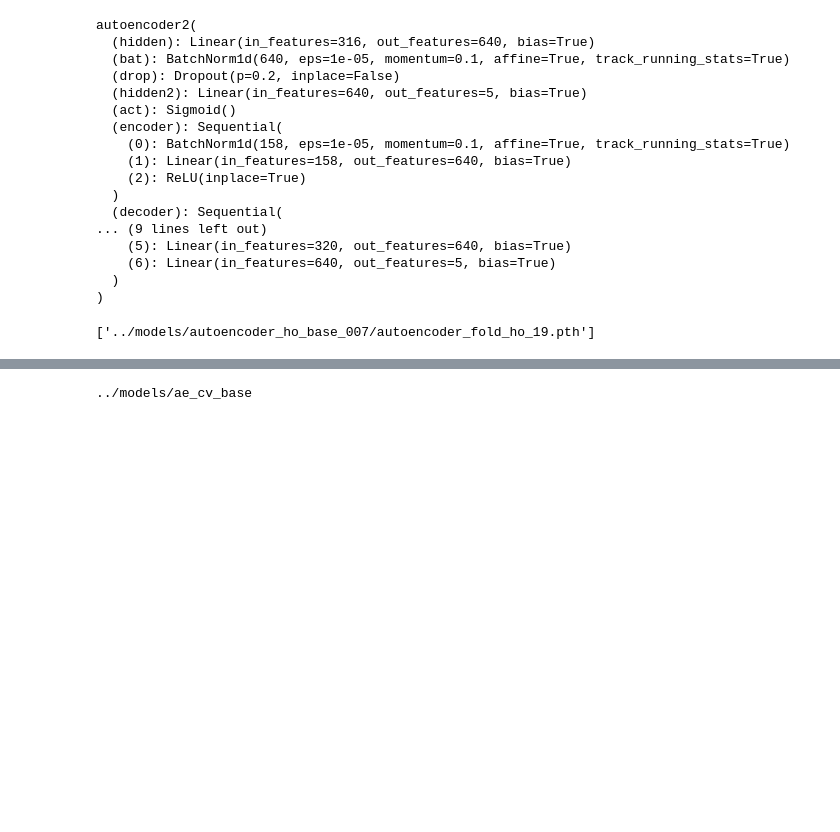
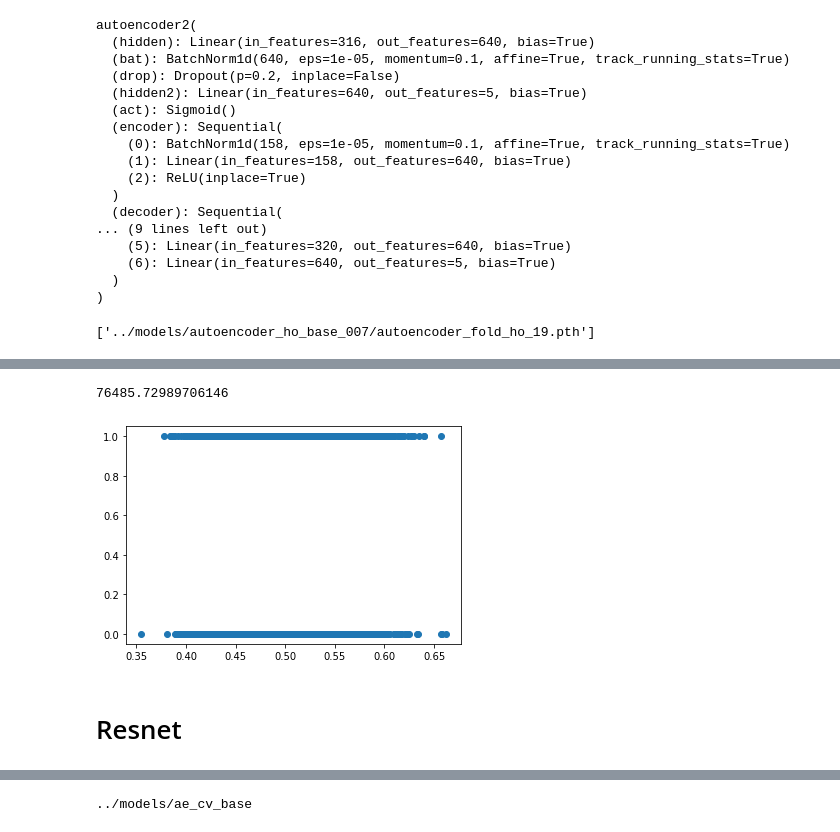
Before and after one commit to shinsei66/Jane_Street, a Jupyter notebook: src/notebook/model_analysis.ipynb, the cells around one changed output, grey strips where cells are left out. Saved outputs shown, nothing was run; the diff lists cells and outputs as text; code cells hidden in the pictures; blank space fills up the shorter version.

Commit message:
separated parameters and revidsed data preprocessing codes

```diff
--- a/src/notebook/model_analysis.ipynb
+++ b/src/notebook/model_analysis.ipynb
@@ -338,0 +322,40 @@ gc.collect()
+# %%
+gkf =  PurgedGroupTimeSeriesSplit(n_splits = FOLDS,  group_gap = GROUP_GAP)
+oof = np.zeros(len(X))
+for fold, (tr, vl) in enumerate(gkf.split(y,y, date)):
+    X_tr, X_val = X[tr], X[vl]
+    y_tr, y_val = y[tr], y[vl]
+    trn_dat = CustomDataset(X_tr, y_tr)
+    val_dat = CustomDataset(X_val, y_val)
+    trn_loader = DataLoader(trn_dat , batch_size=BATCH_SIZE, shuffle=False)
+    val_loader = DataLoader(val_dat , batch_size=BATCH_SIZE, shuffle=False)
+
+    preds = []
+
+    for i, data in tqdm(enumerate(val_loader)):
+        x = data['x'].to(DEVICE)
+        outputs = np.zeros((len(x), y.shape[1]))
+        with torch.no_grad():
+            for mdl in model_list[fold]:
+
+                model.eval()
+                outputs = model(x).sigmoid().detach().cpu().numpy()
+            preds.append(outputs)
+
+    pred_all  = np.concatenate(preds)
+
+
+#             action = np.where(pred_all[:,0] >= THRESHOLD, 1, 0).astype(int).copy()
+    action = np.where(np.mean(pred_all, axis=1)> THRESHOLD, 1, 0).astype(int).copy()
+    oof[vl] = action
+    if np.sum(action)>0:
+        date_vl = date[vl].copy()
+        weight_vl = weight[vl].copy()
+        resp_vl = resp[vl].copy()
+        action_ans_vl = np.where(y[vl,0]> THRESHOLD, 1, 0).astype(int).copy()
+        cv_score = utility_score_bincount(date_vl , weight_vl , resp_vl , action)
+        max_score = utility_score_bincount(date_vl , weight_vl , resp_vl , action_ans_vl )
+        print('CV score is {}, Max score is {}, return ratio is {:.1f} '.format(cv_score, max_score, 100*(cv_score/max_score)))
+#         logger.info('CV score is {}, Max score is {}, return ratio is {:.1f} '.format(cv_score, max_score, 100*(cv_score/max_score)))
+    else:
+        raise ZeroDivisionError
@@ -338,0 +368,13 @@ gc.collect()
+# %%
+print(utility_score_bincount(date , weight , resp, y[:,0]  ))
+print(utility_score_bincount(date , weight , resp, y[:,0]  ))
+# %% [output]
+76485.72989706146
+# %%
+import matplotlib.pyplot as plt
+plt.scatter( np.mean(pred_all, axis=1), action_ans_vl)
+plt.show()
+# %% [output]
+[figure, added]
+# %% [markdown]
+# Resnet
```
Also changed, not shown: parts of 33 cells of this notebook, 12 other files.
